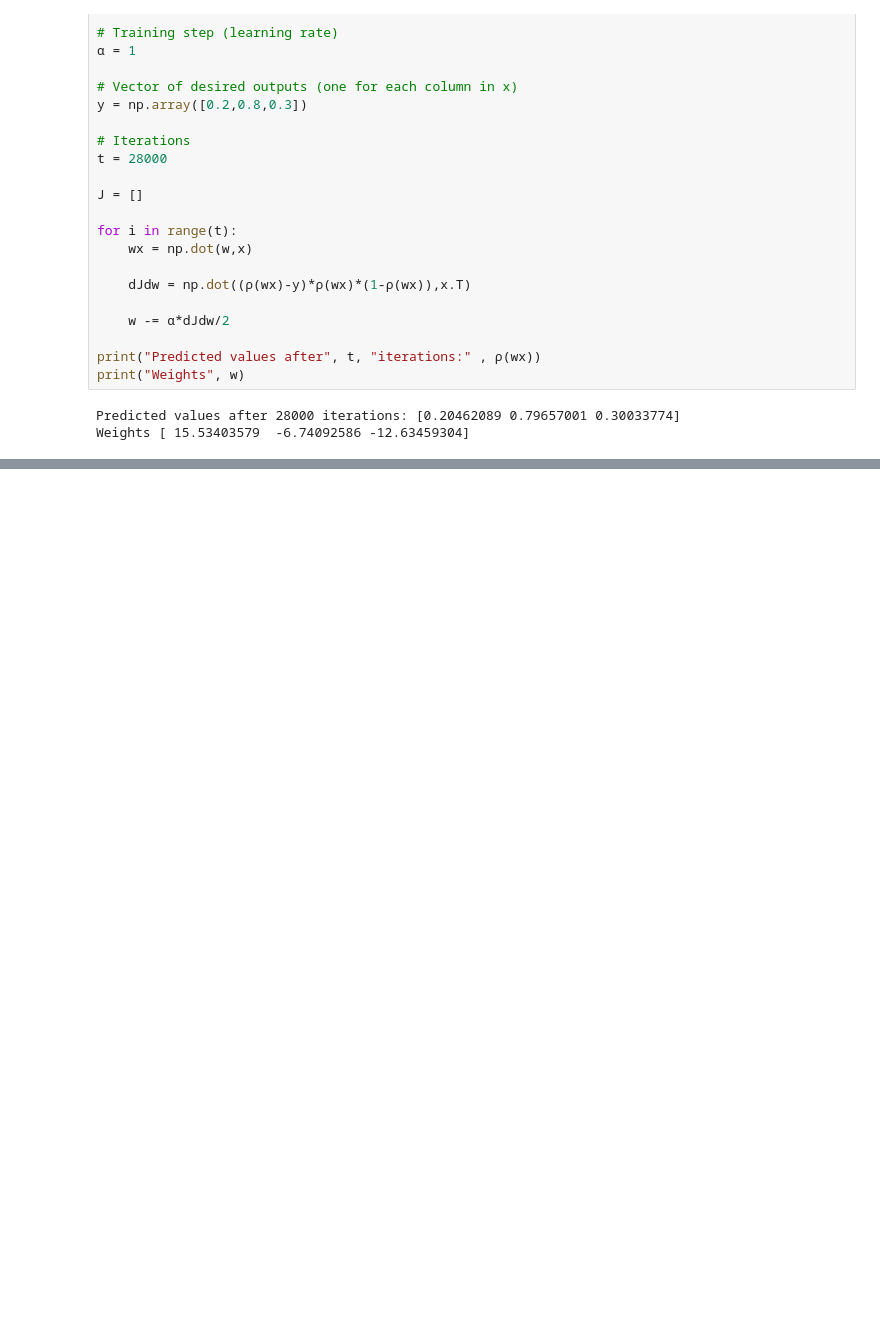
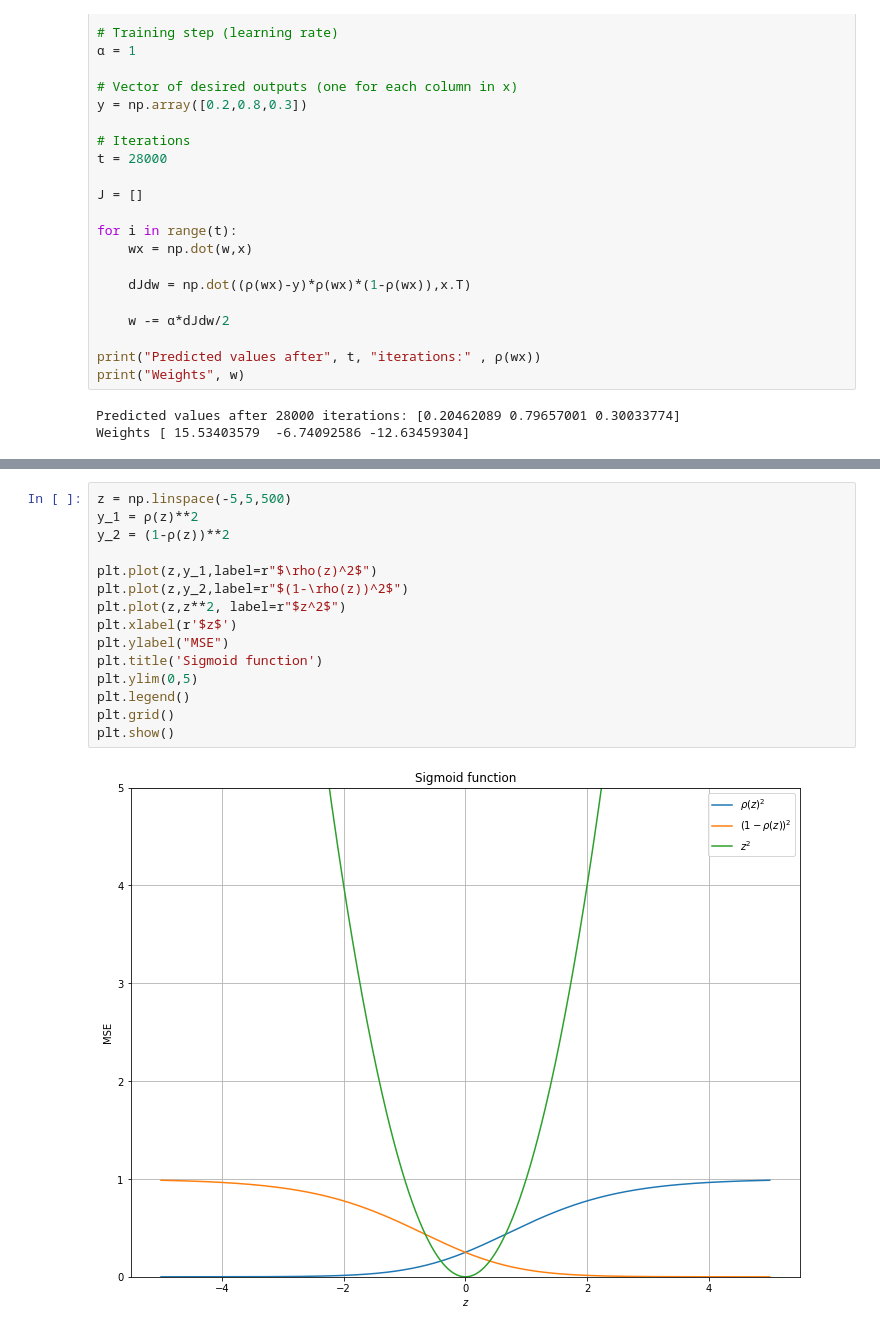
Before and after one commit to uzmargomez/neuron, a Jupyter notebook: simple_neuron.ipynb, the cells around one changed output, grey strips where cells are left out. Saved outputs shown, nothing was run; the diff lists cells and outputs as text; blank space fills up the shorter version.

```diff
--- a/simple_neuron.ipynb
+++ b/simple_neuron.ipynb
@@ -262,0 +273,17 @@ Weights [ 15.53403579  -6.74092586 -12.63459304]
+# %%
+z = np.linspace(-5,5,500)
+y_1 = ρ(z)**2
+y_2 = (1-ρ(z))**2
+
+plt.plot(z,y_1,label=r"$\rho(z)^2$")
+plt.plot(z,y_2,label=r"$(1-\rho(z))^2$")
+plt.plot(z,z**2, label=r"$z^2$")
+plt.xlabel(r'$z$')
+plt.ylabel("MSE")
+plt.title('Sigmoid function')
+plt.ylim(0,5)
+plt.legend()
+plt.grid()
+plt.show()
+# %% [output]
+[figure, added]
```
Also changed, not shown: parts of 4 cells of this notebook.
